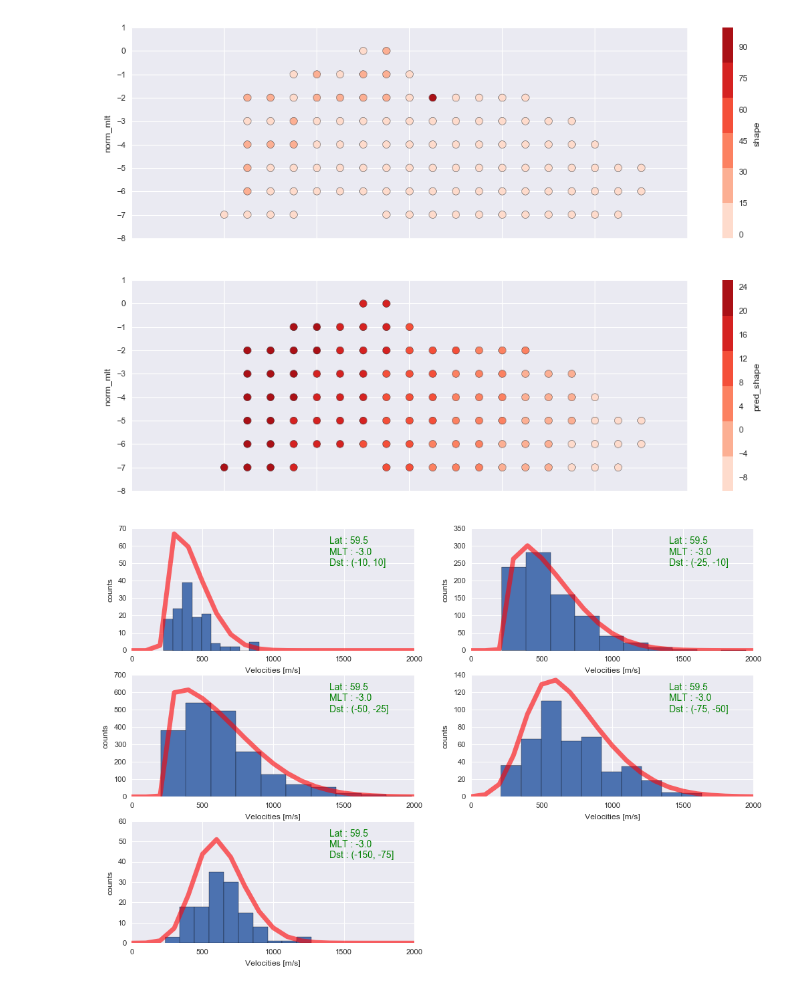
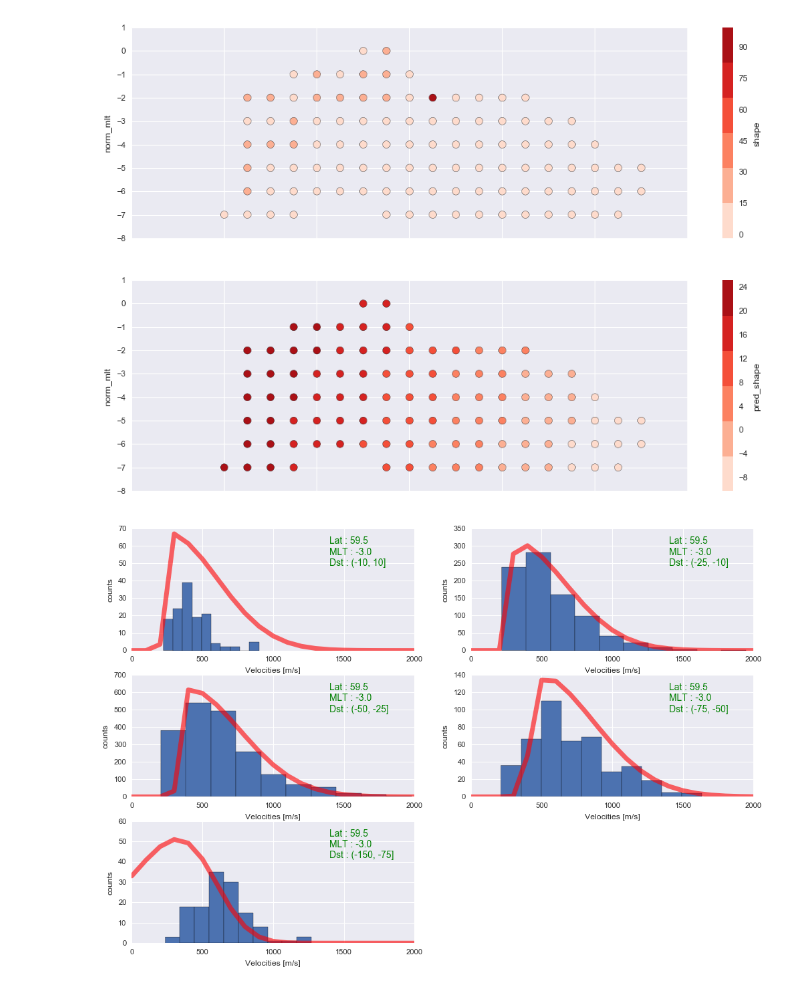
Before and after one commit to bharatreddy/vel-analys, a Jupyter notebook: ipy/skewed_gaussian_fit.ipynb, the cells around one changed output. Cells and saved outputs as stored; diff of their text form; code cells hidden in the pictures.

```diff
--- a/ipy/skewed_gaussian_fit.ipynb
+++ b/ipy/skewed_gaussian_fit.ipynb
@@ -235,34 +238,34 @@ selMLAT = 59.5#59.#
 selNormMLT = -3.#-6.#
 selFitDF = fitDF[ (fitDF["norm_mlt"] == selNormMLT) &\
                 (fitDF["mlat"] == selMLAT) ]
 selVelDF = velGmagDF[ (velGmagDF["normMLT"] == selNormMLT) & \
                   (velGmagDF["MLAT"] == selMLAT) ]
 
 f = plt.figure(figsize=(12, 8))
 axArr = []
 axArr.append( f.add_subplot(3,2,1) )
 axArr.append( f.add_subplot(3,2,2) )
 axArr.append( f.add_subplot(3,2,3) )
 axArr.append( f.add_subplot(3,2,4) )
 axArr.append( f.add_subplot(3,2,5) )
 for ind, currDstBin in enumerate( selFitDF["dst_bin"].unique() ):
-    shape = selFitDF[ selFitDF["dst_bin"] == currDstBin ]["shape"].tolist()[0]
-    loc = selFitDF[ selFitDF["dst_bin"] == currDstBin ]["loc"].tolist()[0]
-    scale = selFitDF[ selFitDF["dst_bin"] == currDstBin ]["scale"].tolist()[0]
+    shape = selFitDF[ selFitDF["dst_bin"] == currDstBin ]["pred_shape"].tolist()[0]
+    loc = selFitDF[ selFitDF["dst_bin"] == currDstBin ]["pred_loc"].tolist()[0]
+    scale = selFitDF[ selFitDF["dst_bin"] == currDstBin ]["pred_scale"].tolist()[0]
     subVelDF = selVelDF[ selVelDF["dst_bin"] == currDstBin ]
     velScale = subVelDF["vSaps"].value_counts(bins=velsArr[::2]).max()
     pdf_fitted = stats.skewnorm.pdf(velsArr, shape, loc, scale)
     fitVals = pdf_fitted/max(pdf_fitted) * velScale
     axArr[ind].plot(velsArr, fitVals, 'r-', lw=5, alpha=0.6)
     axArr[ind].set_xlabel("Velocities [m/s]")
     axArr[ind].set_ylabel("counts")
     printText = "Lat : " + str(selMLAT) +\
                 "\n" + "MLT : " + str(selNormMLT) +\
                 "\n" + "Dst : " + currDstBin
     axArr[ind].text(0.7, 0.7,  printText,
             transform=axArr[ind].transAxes,
             color='green', fontsize=10)
     subVelDF["vSaps"].hist(ax=axArr[ind])
 # plt.savefig("../figs/skewed-gaussian-fit-test.pdf",bbox_inches='tight')
 # %% [output]
-[figure, old version]
+[figure, new version]
```
Also changed, not shown: parts of 1 cell of this notebook, 3 other files.
